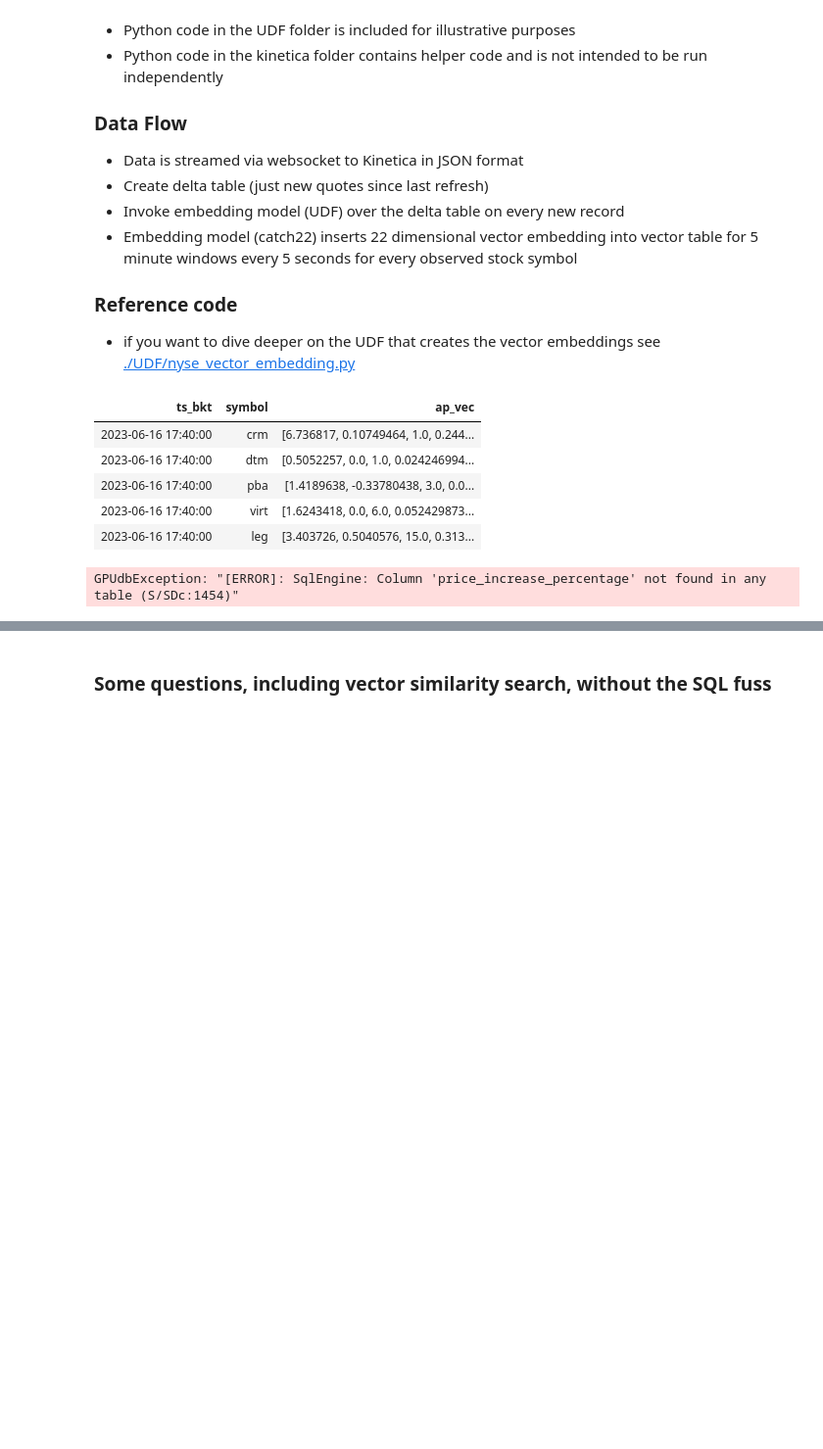
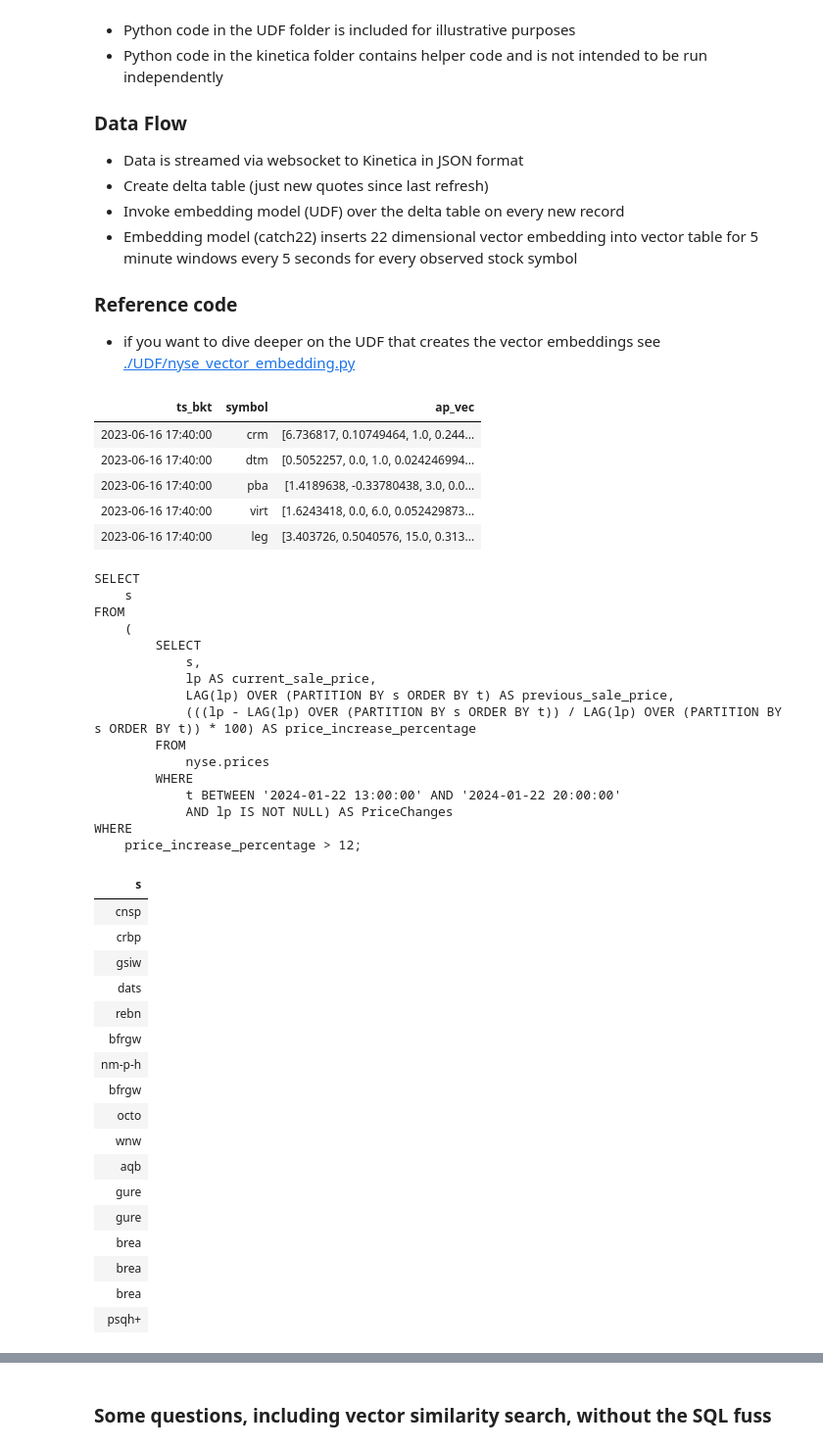
Before and after one commit to kineticadb/gtcnotebooks, a Jupyter notebook: nyse-Amparo.ipynb, the cells around one changed output, grey strips where cells are left out. Shown at 98% size. Saved outputs shown, nothing was run; the diff lists cells and outputs as text; code cells hidden in the pictures; blank space fills up the shorter version.

```diff
--- a/nyse-Amparo.ipynb
+++ b/nyse-Amparo.ipynb
@@ -208,10 +205,43 @@ display(HTML(response.dataframe.to_html(index=False)))
 | 2023-06-16 17:40:00 | leg | [3.403726, 0.5040576, 15.0, 0.313... |
 # %%
 #Amparo
-response: SqlResponse = chain.invoke({"input": '''find all stock symbols between 2024-01-22 13:00:00 and 2024-01-22 20:00:00 where the price is recorded that went up by more than 5 percent'''})
+response: KineticaSqlResponse = chain.invoke({"input": '''find all stock symbols between 2024-01-22 13:00:00 and 2024-01-22 20:00:00 where the price is recorded that went up by more than 12%'''})
 print(response.sql)
 display(HTML(response.dataframe.to_html(index=False)))
 # %% [output]
-GPUdbException: "[ERROR]: SqlEngine: Column 'price_increase_percentage' not found in any table (S/SDc:1454)"
+SELECT
+    s
+FROM
+    (
+        SELECT
+            s,
+            lp AS current_sale_price,
+            LAG(lp) OVER (PARTITION BY s ORDER BY t) AS previous_sale_price,
+            (((lp - LAG(lp) OVER (PARTITION BY s ORDER BY t)) / LAG(lp) OVER (PARTITION BY s ORDER BY t)) * 100) AS price_increase_percentage
+        FROM
+            nyse.prices
+        WHERE
+            t BETWEEN '2024-01-22 13:00:00' AND '2024-01-22 20:00:00'
+            AND lp IS NOT NULL) AS PriceChanges
+WHERE
+    price_increase_percentage > 12;
+| s |
+| cnsp |
+| crbp |
+| gsiw |
+| dats |
+| rebn |
+| bfrgw |
+| nm-p-h |
+| bfrgw |
+| octo |
+| wnw |
+| aqb |
+| gure |
+| gure |
+| brea |
+| brea |
+| brea |
+| psqh+ |
 # %%
 #response: SqlResponse = chain.invoke({"input": '''show me all the symbols'''})
```
Also changed, not shown: parts of 16 cells of this notebook.
